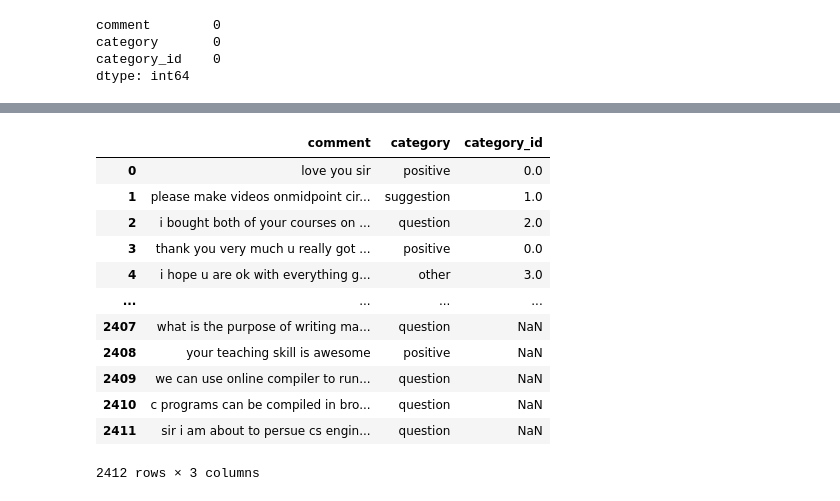
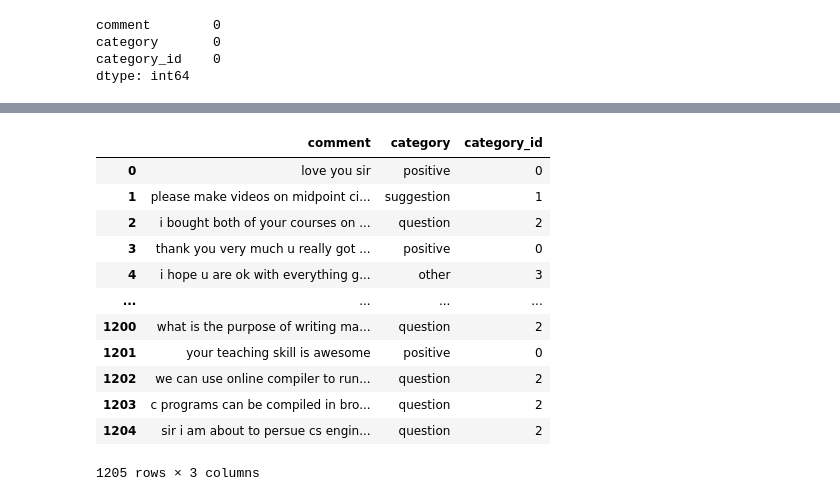
Before and after one commit to Rhitabrat/youtube-comments-categorization, a Jupyter notebook: test.ipynb, the cells around one changed output, grey strips where cells are left out. Saved outputs shown, nothing was run; the diff lists cells and outputs as text; code cells hidden in the pictures.

```diff
--- a/test.ipynb
+++ b/test.ipynb
@@ -101,40 +87,40 @@ df
 # %%
-# replacing sequence of "!" with single "!"
-def replace(string, char):
-    pattern = char + '{2,}'
-    string = re.sub(pattern, char, string)
-    return string
+# # replacing sequence of "!" with single "!"
+# def replace(string, char):
+#     pattern = char + '{2,}'
+#     string = re.sub(pattern, char, string)
+#     return string
 
-char = '!'
+# char = '!'
 
-for index, row in df.iterrows():
-    df = df.append({'comment':replace(row['comment'], char), 'category':row['category']}, ignore_index=True)
-df
+# for index, row in df.iterrows():
+#     df = df.append({'comment':replace(row['comment'], char), 'category':row['category']}, ignore_index=True)
+# df
-# %% [output]
-|  | comment | category | category_id |
-| 0 | love you sir | positive | 0.0 |
-| 1 | please make videos onmidpoint cir... | suggestion | 1.0 |
-| 2 | i bought both of your courses on ... | question | 2.0 |
-| 3 | thank you very much u really got ... | positive | 0.0 |
-| 4 | i hope u are ok with everything g... | other | 3.0 |
-| ... | ... | ... | ... |
-| 2407 | what is the purpose of writing ma... | question | NaN |
-| 2408 | your teaching skill is awesome | positive | NaN |
-| 2409 | we can use online compiler to run... | question | NaN |
-| 2410 | c programs can be compiled in bro... | question | NaN |
-| 2411 | sir i am about to persue cs engin... | question | NaN |
-2412 rows × 3 columns
 # %%
-# # correcting the typos
-# from autocorrect import Speller
+# correcting the typos
+from autocorrect import Speller
 
-# spell = Speller(lang='en')
+spell = Speller(lang='en')
 
-# def typo_corrector(text):
-#     return spell(text)
+def typo_corrector(text):
+    return spell(text)
 
-# df['comment'] = df['comment'].apply(typo_corrector)
-# df
+df['comment'] = df['comment'].apply(typo_corrector)
+df
+# %% [output]
+|  | comment | category | category_id |
+| 0 | love you sir | positive | 0 |
+| 1 | please make videos on midpoint ci... | suggestion | 1 |
+| 2 | i bought both of your courses on ... | question | 2 |
+| 3 | thank you very much u really got ... | positive | 0 |
+| 4 | i hope u are ok with everything g... | other | 3 |
+| ... | ... | ... | ... |
+| 1200 | what is the purpose of writing ma... | question | 2 |
+| 1201 | your teaching skill is awesome | positive | 0 |
+| 1202 | we can use online compiler to run... | question | 2 |
+| 1203 | c programs can be compiled in bro... | question | 2 |
+| 1204 | sir i am about to persue cs engin... | question | 2 |
+1205 rows × 3 columns
 # %%
 # stemming
 import nltk
```
Also changed, not shown: parts of 12 cells of this notebook, 3 other files.
